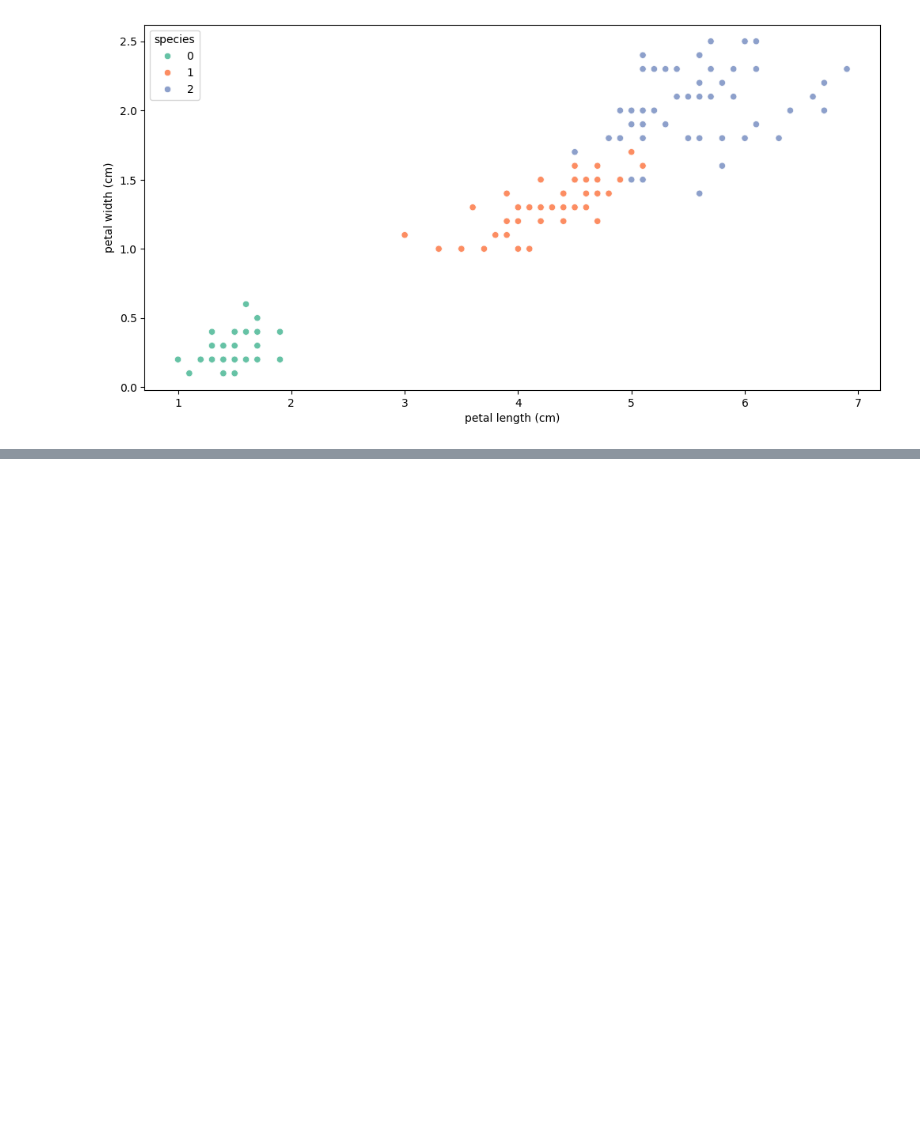
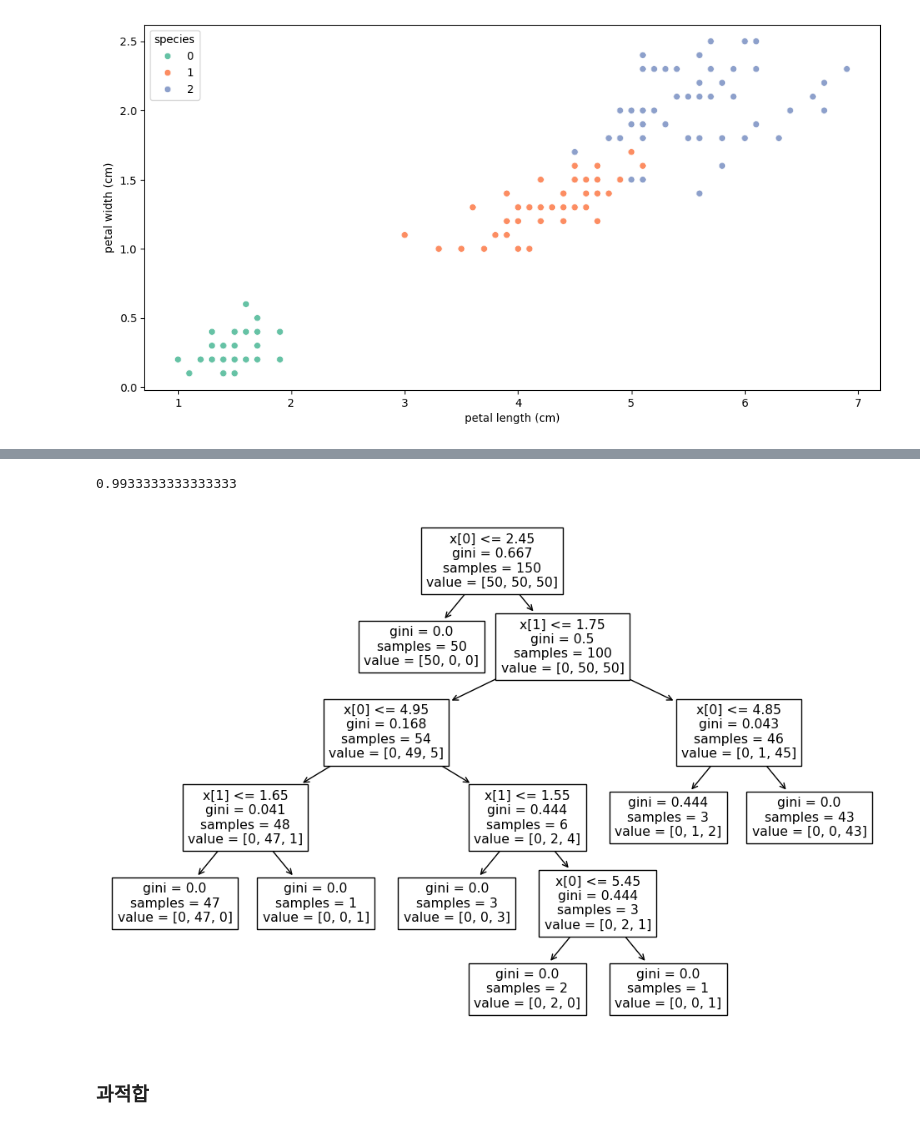
Before and after one commit to offpython/MachineLearning, a Jupyter notebook: ws_iris/iris.ipynb, the cells around one changed output, grey strips where cells are left out. Saved outputs shown, nothing was run; the diff lists cells and outputs as text; code cells hidden in the pictures; blank space fills up the shorter version.

```diff
--- a/ws_iris/iris.ipynb
+++ b/ws_iris/iris.ipynb
@@ -149,0 +190,6 @@ sns.scatterplot(x="petal length (cm)",
+# %%
+from sklearn.tree import DecisionTreeClassifier
+
+iris_tree = DecisionTreeClassifier()
+# %%
+iris_tree.fit(iris.data[:, 2:], iris.target)
@@ -149,0 +225,14 @@ sns.scatterplot(x="petal length (cm)",
+# %%
+# 정확도
+accuracy_score(iris.target, y_pred_tr)
+# %% [output]
+0.9933333333333333
+# %%
+from sklearn.tree import plot_tree
+
+plt.figure(figsize=(12, 8))
+plot_tree(iris_tree);
+# %% [output]
+[figure, added]
+# %% [markdown]
+### 과적합
```
Also changed, not shown: parts of 12 cells of this notebook.
